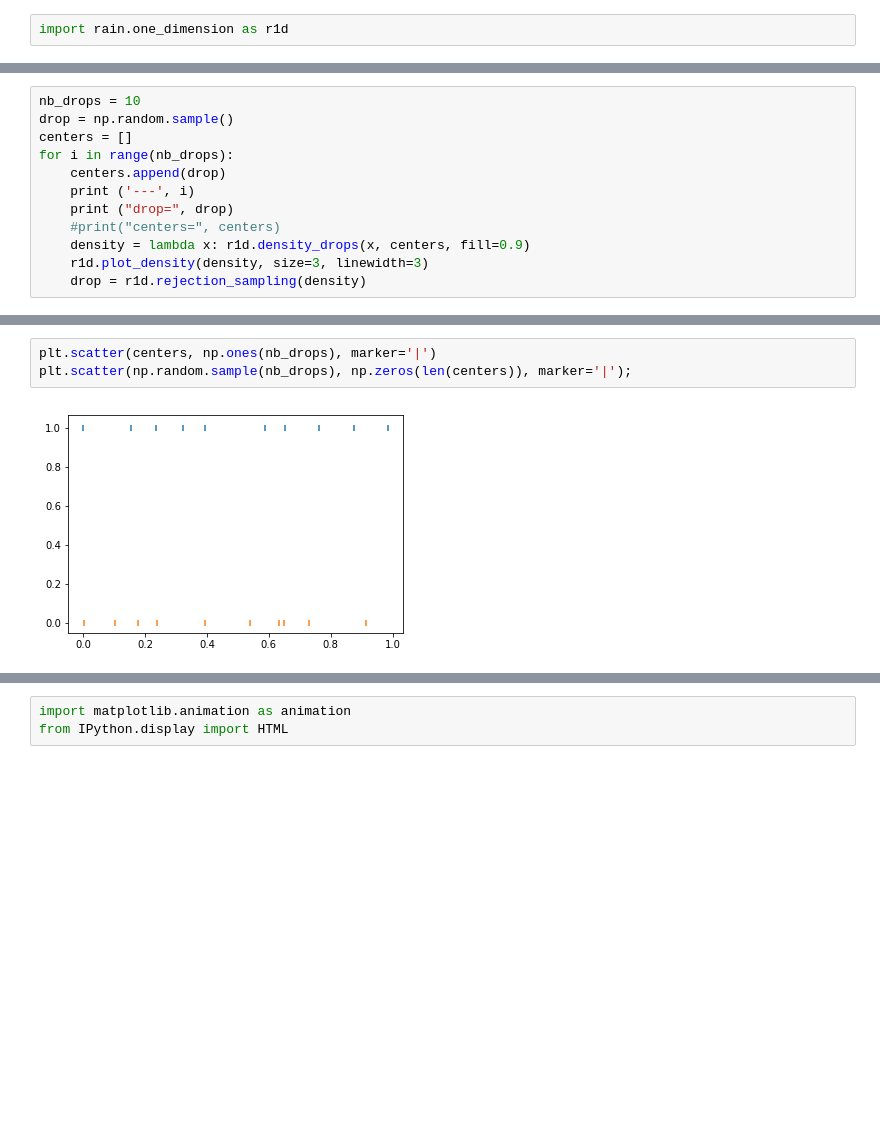
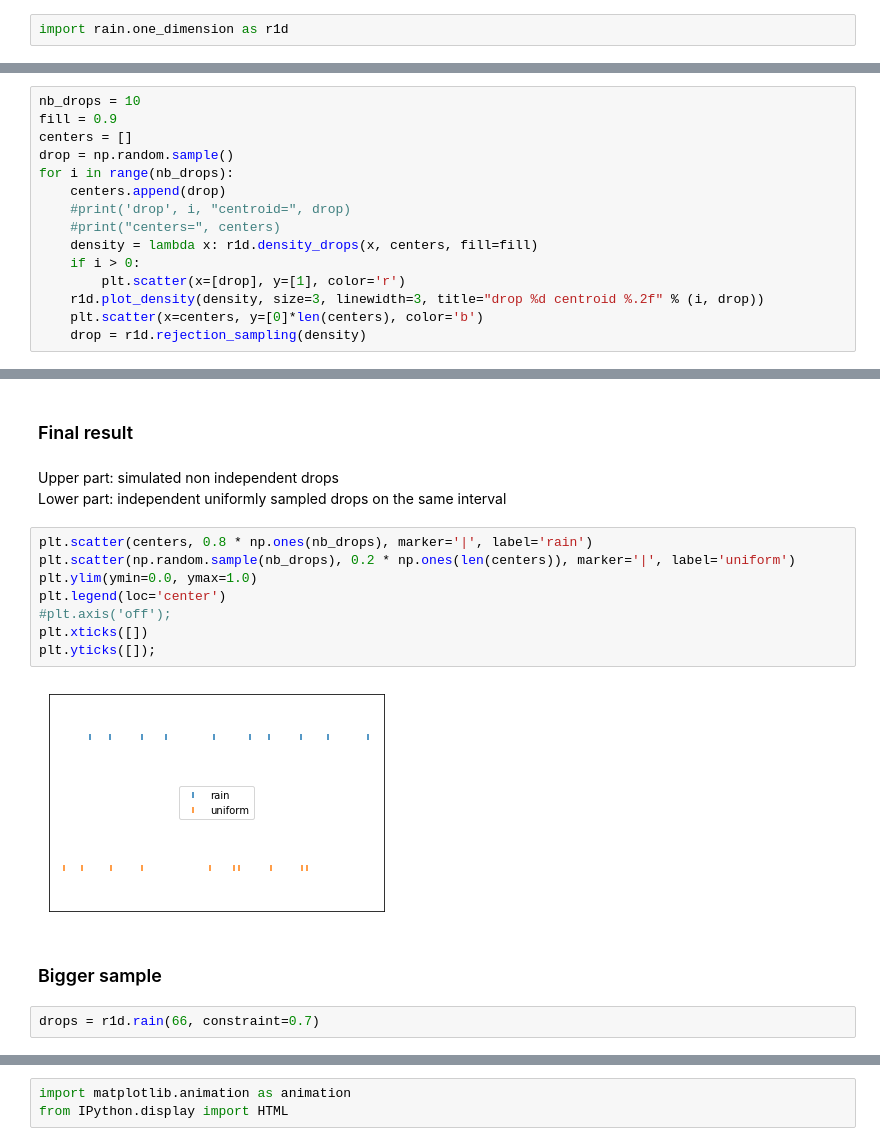
Before and after one commit to ivankeller/discepancy, a Jupyter notebook: discrepancy1.ipynb, the cells around one changed output, grey strips where cells are left out. Cells and saved outputs as stored; diff of their text form; blank space fills up the shorter version.

```diff
--- a/discrepancy1.ipynb
+++ b/discrepancy1.ipynb
@@ -37,13 +55,16 @@ r1d.plot_density(lambda x: r1d.density_drops(x, centroids=[0.4, 0.8], fill=0.5),
 # %%
 nb_drops = 10
+fill = 0.9
+centers = []
 drop = np.random.sample()
-centers = []
 for i in range(nb_drops):
     centers.append(drop)
-    print ('---', i)
-    print ("drop=", drop)
+    #print('drop', i, "centroid=", drop)
     #print("centers=", centers)
-    density = lambda x: r1d.density_drops(x, centers, fill=0.9)
-    r1d.plot_density(density, size=3, linewidth=3)
+    density = lambda x: r1d.density_drops(x, centers, fill=fill)
+    if i > 0:
+        plt.scatter(x=[drop], y=[1], color='r')
+    r1d.plot_density(density, size=3, linewidth=3, title="drop %d centroid %.2f" % (i, drop))
+    plt.scatter(x=centers, y=[0]*len(centers), color='b')
     drop = r1d.rejection_sampling(density)
 # %% [output]
@@ -80,5 +81,19 @@ drop= 0.5881668029138819
+# %% [markdown]
+### Final result
+# %% [markdown]
+Upper part: simulated non independent drops
+Lower part: independent uniformly sampled drops on the same interval
 # %%
-plt.scatter(centers, np.ones(nb_drops), marker='|')
-plt.scatter(np.random.sample(nb_drops), np.zeros(len(centers)), marker='|');
+plt.scatter(centers, 0.8 * np.ones(nb_drops), marker='|', label='rain')
+plt.scatter(np.random.sample(nb_drops), 0.2 * np.ones(len(centers)), marker='|', label='uniform')
+plt.ylim(ymin=0.0, ymax=1.0)
+plt.legend(loc='center')
+#plt.axis('off');
+plt.xticks([])
+plt.yticks([]);
 # %% [output]
-[figure, old version]
+[figure, new version]
+# %% [markdown]
+### Bigger sample
+# %%
+drops = r1d.rain(66, constraint=0.7)
```
Also changed, not shown: parts of 16 cells of this notebook, 1 other file.
